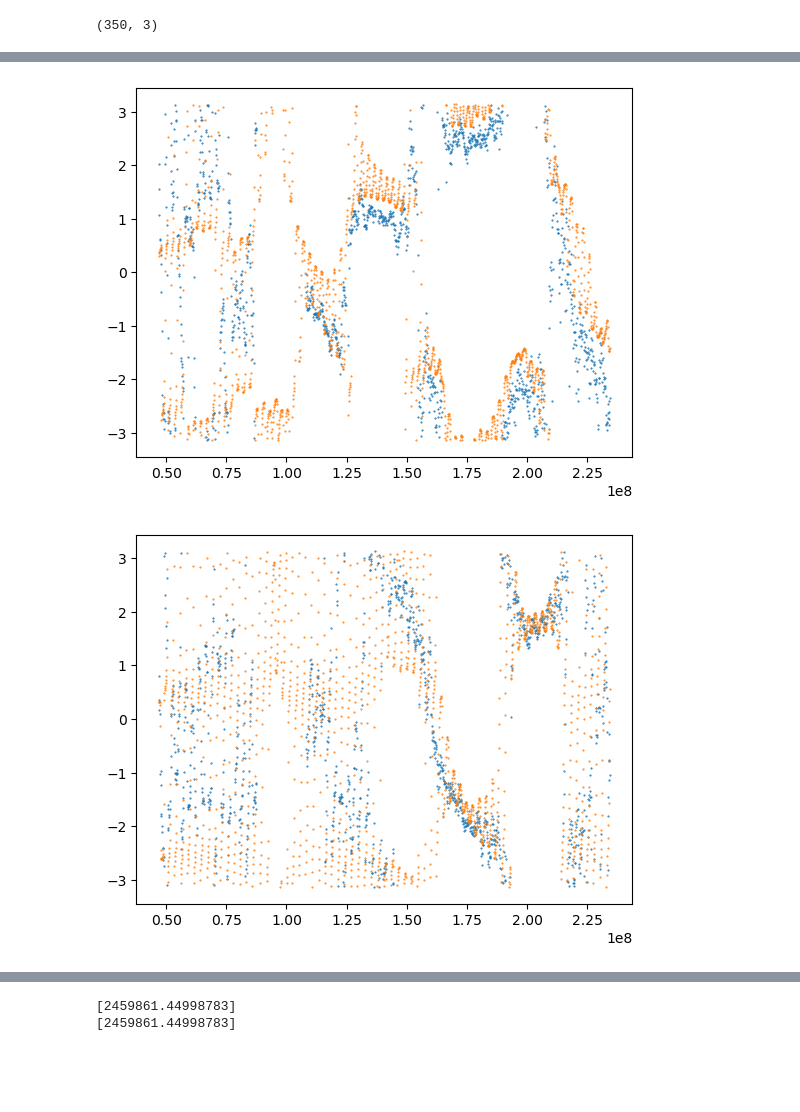
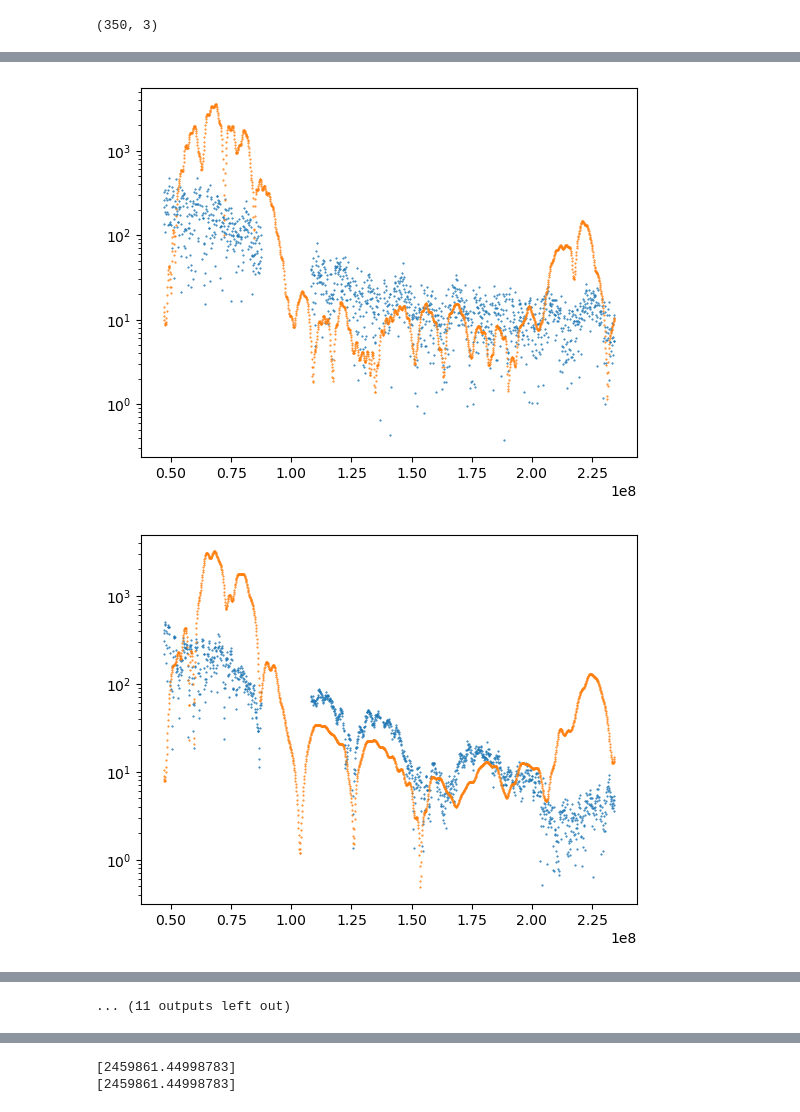
Before and after one commit to rlbyrne/rlb_hera, a Jupyter notebook: debug_model/test_simulation.ipynb, the cells around one changed output, grey strips where cells are left out. Cells and saved outputs as stored; diff of their text form; code cells hidden in the pictures; blank space fills up the shorter version.

```diff
--- a/debug_model/test_simulation.ipynb
+++ b/debug_model/test_simulation.ipynb
@@ -29,3 +47,5 @@ model.select(
 )
 # %%
 data.data_array[np.where(data.flag_array)] = np.nan
+#data.set_uvws_from_antenna_positions(update_vis=False)
+model.set_uvws_from_antenna_positions(update_vis=False)
@@ -122,0 +159,6 @@ Mean of empty slice
+# %%
+model.flag_array[:,:,:] = False
+plot_delay_spectra.plot_visibilities(model, vmin=1e12, vmax=1e18)
+model_flagged = model.copy()
+model_flagged.flag_array = data.flag_array
+plot_delay_spectra.plot_visibilities(model_flagged, vmin=1e12, vmax=1e18)
@@ -122,0 +301,27 @@ Mean of empty slice
+# %%
+model.flag_array = data.flag_array
+data.filename=[""]
+model.filename=[""]
+diff = data.sum_vis(
+    model,
+    difference=True,
+    inplace=False,
+    override_params=[
+        "earth_omega",
+        "timesys",
+        "uvw_array",
+        "dut1",
+        "gst0",
+        "nsample_array",
+        "phase_center_catalog",
+        "phase_center_app_ra",
+        "phase_center_app_dec",
+        "lst_array",
+        "telescope",
+        "rdate",
+        "filename",
+        "phase_center_id_array",
+        "time_array",
+        "vis_units"
+    ],
+)
@@ -134,0 +383,2 @@ plt.show()
+# %%
+model.set_uvws_from_antenna_positions()
@@ -197,24 +439,24 @@ print(list(set(data.ant_2_array)))
 # %%
 baselines = list(set(zip(data.ant_1_array, data.ant_2_array)))
-for bl in baselines[0:2]:
+for bl in baselines[0:100]:
     data_copy = data.copy()
     data_copy.select(bls=bl)
     model_copy = model.copy()
     model_copy.select(bls=bl)
     plt.scatter(
         data_copy.freq_array,
-        np.angle(data_copy.data_array[0, :, 0]),
+        np.abs(data_copy.data_array[0, :, 0]),
         1,
         marker=".",
     )
     plt.scatter(
         model_copy.freq_array,
-        np.angle(model_copy.data_array[0, :, 0]),
+        np.abs(model_copy.data_array[0, :, 0]),
         1,
         marker=".",
     )
-    #plt.yscale("log")
+    plt.yscale("log")
     plt.show()
 # %% [output]
-[figure, old version]
+[figure, new version]
-[figure, old version]
+[figure, new version]
@@ -221 +473,2 @@ for bl in baselines[0:2]:
+... (11 outputs left out)
 # %%
```
Also changed, not shown: parts of 49 cells of this notebook, 3 other files.
